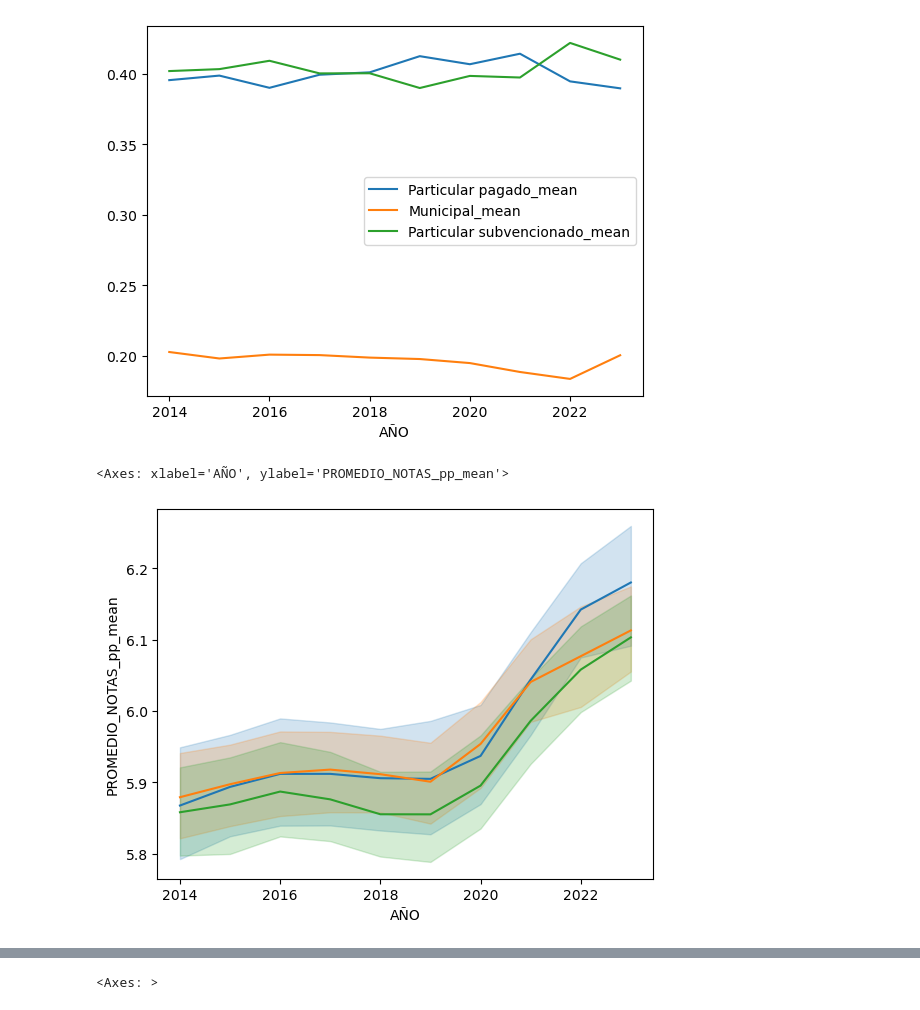
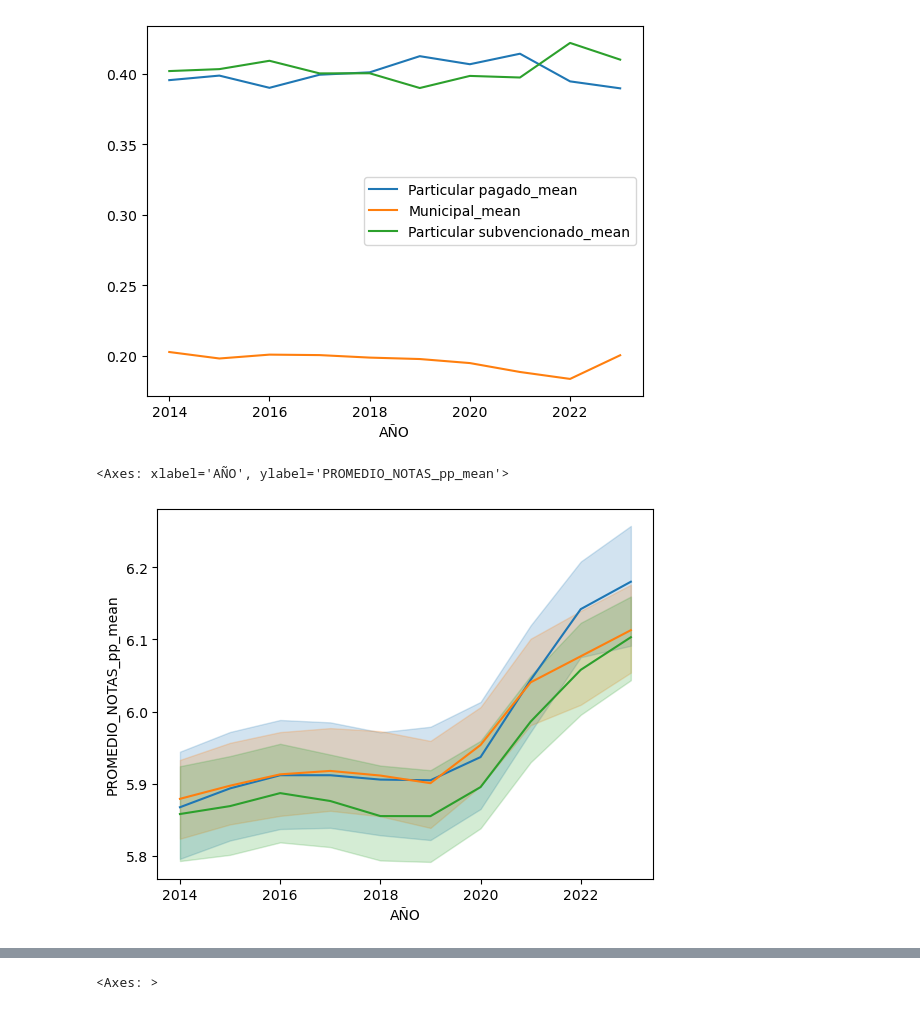
Before and after one commit to desareca/infovis-MDS_UDD, a Jupyter notebook: Tareas/Tarea 3/Tarea 3.ipynb, the cells around one changed output, grey strips where cells are left out. Drawn from its saved outputs; the diff is of its cells as text; code cells hidden in the pictures.

```diff
--- a/Tareas/Tarea 3/Tarea 3.ipynb
+++ b/Tareas/Tarea 3/Tarea 3.ipynb
@@ -621,12 +723,12 @@ df_admision_matricula_adj[df_admision_matricula_adj['UNIVERSIDAD'].isin(uni_top)
 <Axes: xlabel='AÑO'>
 [figure]
 # %%
-sns.lineplot(x = "AÑO", y = "PROMEDIO_NOTAS_pp_mean", data = df_admision_matricula_adj, estimator = "mean")
-sns.lineplot(x = "AÑO", y = "PROMEDIO_NOTAS_mun_mean", data = df_admision_matricula_adj, estimator = "mean")
-sns.lineplot(x = "AÑO", y = "PROMEDIO_NOTAS_ps_mean", data = df_admision_matricula_adj, estimator = "mean")
+sns.lineplot(x = "AÑO", y = "PROMEDIO_NOTAS_pp_mean", data = df_admision_matricula_adj)#, estimator = "mean")
+sns.lineplot(x = "AÑO", y = "PROMEDIO_NOTAS_mun_mean", data = df_admision_matricula_adj)#, estimator = "mean")
+sns.lineplot(x = "AÑO", y = "PROMEDIO_NOTAS_ps_mean", data = df_admision_matricula_adj)#, estimator = "mean")
 # %% [output]
 <Axes: xlabel='AÑO', ylabel='PROMEDIO_NOTAS_pp_mean'>
-[figure, old version]
+[figure, new version]
 # %%
 sns.lineplot(x = "AÑO", y = "PROMEDIO_NOTAS_pp_mean", data = df_admision_matricula_adj[df_admision_matricula_adj['UNIVERSIDAD'].isin(uni_top)], estimator = "mean")
 sns.lineplot(x = "AÑO", y = "PROMEDIO_NOTAS_mun_mean", data = df_admision_matricula_adj[df_admision_matricula_adj['UNIVERSIDAD'].isin(uni_top)], estimator = "mean")
```
Also changed, not shown: parts of 14 cells of this notebook.
